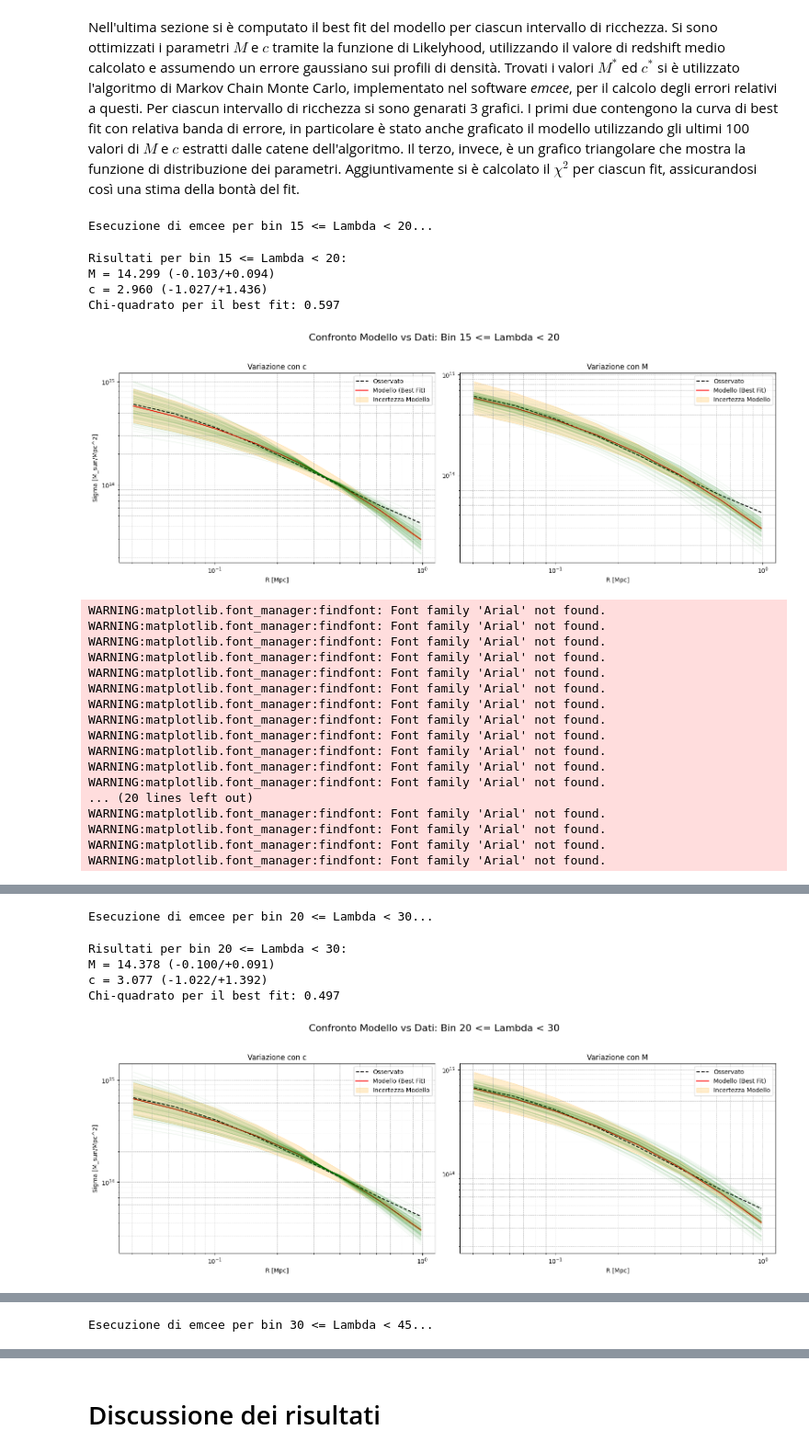
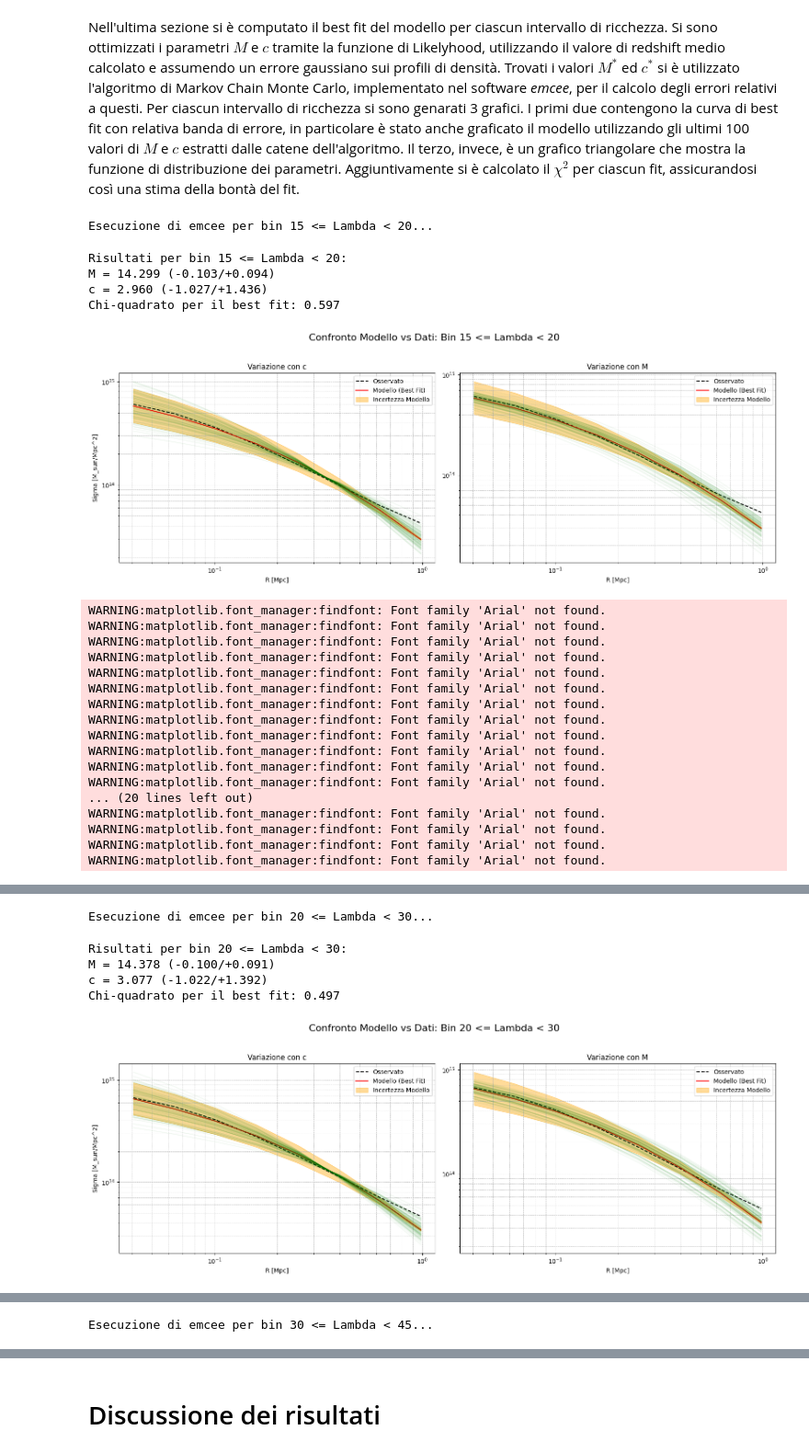
Before and after one commit to Federico13170/Esame-TRMD, a Jupyter notebook: Esame_TRMD.ipynb, the cells around one changed output, grey strips where cells are left out. Shown at 92% size. Cells and saved outputs as stored; diff of their text form; code cells hidden in the pictures.

```diff
--- a/Esame_TRMD.ipynb
+++ b/Esame_TRMD.ipynb
@@ -363,7 +362,7 @@ for i in range(len(lambda_bins) - 1):
     axes[0].plot(R_values, Sigma_obs, label="Osservato", color="black", linestyle="--", linewidth=1.5)
     axes[0].plot(R_values, Sigma_model_best_fit, label="Modello (Best Fit)", color="red", linewidth=1.5)
     axes[0].fill_between(
-        R_values, Sigma_model_low, Sigma_model_high, color="orange", alpha=0.2, label="Incertezza Modello"
+        R_values, Sigma_model_low, Sigma_model_high, color="orange", alpha=0.4, label="Incertezza Modello"
     )
     for c_sample in c_samples_100:
         Sigma_model_sample = nfw_density_profile(R_values, 10**m_median, c_sample, redshift_mean)
@@ -380,7 +379,7 @@ for i in range(len(lambda_bins) - 1):
     axes[1].plot(R_values, Sigma_obs, label="Osservato", color="black", linestyle="--", linewidth=1.5)
     axes[1].plot(R_values, Sigma_model_best_fit, label="Modello (Best Fit)", color="red", linewidth=1.5)
     axes[1].fill_between(
-        R_values, Sigma_model_low, Sigma_model_high, color="orange", alpha=0.2, label="Incertezza Modello"
+        R_values, Sigma_model_low, Sigma_model_high, color="orange", alpha=0.4, label="Incertezza Modello"
     )
     for m_sample in m_samples_100:
         Sigma_model_sample = nfw_density_profile(R_values, 10**m_sample, c_median, redshift_mean)
@@ -388,34 +387,34 @@ for i in range(len(lambda_bins) - 1):
     axes[1].set_xscale("log")
     axes[1].set_yscale("log")
     axes[1].set_xlabel("R [Mpc]")
     axes[1].set_title("Variazione con M")
     axes[1].legend()
     axes[1].grid(True, which="both", linestyle="--", linewidth=0.5)
 
     plt.tight_layout(rect=[0, 0, 1, 0.95])
     plt.show()
 
 
     # Grafico triangolare con pygtc
     pygtc.plotGTC(
         chains=flat_samples,
         paramNames=["M", "c"],
         figureSize=8,
         nContourLevels=2,
         filledPlots=True,
         smoothingKernel=1.0,
         colorsOrder=['blues', 'greens']
     )
     plt.rcParams['font.family'] = 'sans-serif'
     plt.rcParams['font.sans-serif'] = ['DejaVu Sans']
     plt.show()
 # %% [output]
 Esecuzione di emcee per bin 15 <= Lambda < 20...
 Risultati per bin 15 <= Lambda < 20:
 M = 14.299 (-0.103/+0.094)
 c = 2.960 (-1.027/+1.436)
 Chi-quadrato per il best fit: 0.597
-[figure, old version]
+[figure, new version]
 WARNING:matplotlib.font_manager:findfont: Font family 'Arial' not found.
 WARNING:matplotlib.font_manager:findfont: Font family 'Arial' not found.
 WARNING:matplotlib.font_manager:findfont: Font family 'Arial' not found.
@@ -439,7 +438,7 @@ Risultati per bin 20 <= Lambda < 30:
 M = 14.378 (-0.100/+0.091)
 c = 3.077 (-1.022/+1.392)
 Chi-quadrato per il best fit: 0.497
-[figure, old version]
+[figure, new version]
 WARNING:matplotlib.font_manager:findfont: Font family 'Arial' not found.
 WARNING:matplotlib.font_manager:findfont: Font family 'Arial' not found.
 WARNING:matplotlib.font_manager:findfont: Font family 'Arial' not found.
```
Also changed, not shown: parts of 4 cells of this notebook.
